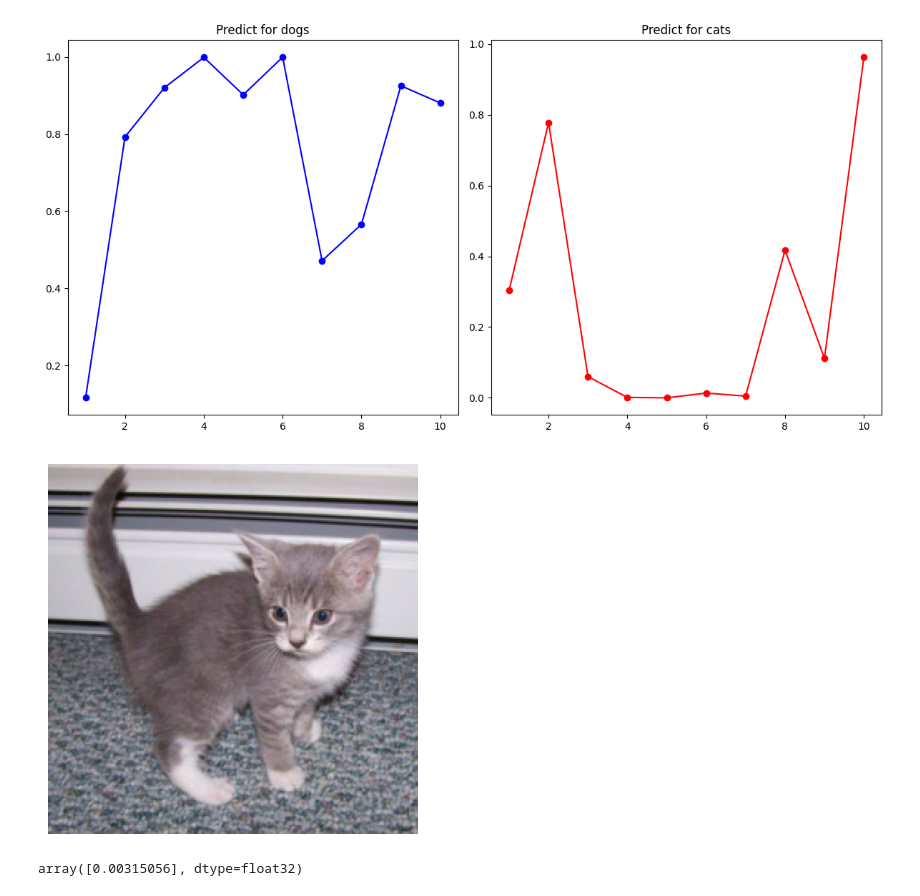
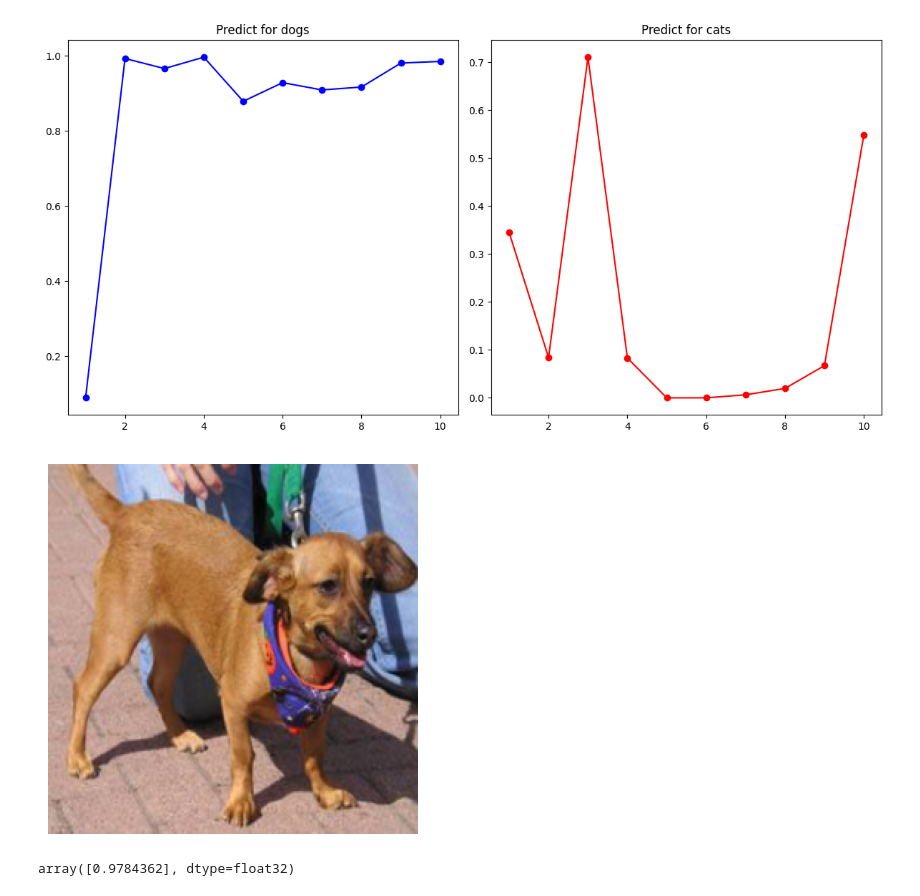
Before and after one commit to karlo-con-k/DeepLearningToolkit, a Jupyter notebook: TestNotebooks/testDataSet.ipynb, the cells around one changed output. Saved outputs shown, nothing was run; the diff lists cells and outputs as text; code cells hidden in the pictures.

Commit message:
The code was cleaned, added data augmentation, added saving the model during training, added some data augmentations.

```diff
--- a/TestNotebooks/testDataSet.ipynb
+++ b/TestNotebooks/testDataSet.ipynb
@@ -6,7 +6,8 @@ environ.Env.read_env()
 DataSetsPath     = env('DataSetsPath')     #* get the path of the script
 ModelsPath       = env('ModelsPath')       #* get the path of the script
 FitFunctionsPath = env('FitFunctionsPath') #* get the path of the script
-DataPath         = env('DataPath')         #* get the path of the data
+root_Data        = env('DataPath')         #* get the path of the dataSet
+root_Data_Val    = env('DataValPath')         #* get the path of the dataSet
 
 
 import sys
@@ -18,5 +19,7 @@ sys.path.append(FitFunctionsPath)
 import torch
 import torchvision.transforms as transforms
 from DataSets.dataSetCatsVsDogs import DataSet_Img_To_Label
+import matplotlib.pyplot as plt
+
 
 device = "cuda" if torch.cuda.is_available() else "cpu"
@@ -26,30 +34,27 @@ from torch.utils.data import DataLoader
 from torch.utils.data import DataLoader, RandomSampler
 
 
-resize_image = transforms.Compose([
+data_augmentation = transforms.Compose([
                         #* Compose = compoues a list of function
                         transforms.ToPILImage(),
                         transforms.Resize((250, 250)),
+                        # transforms.RandomRotation(degrees=5),  # Randomly rotate the image by up to 5 degrees
+
                         #* ToPILImage = cahnge the data type from PyTorch tensor or a NumPy ndarray to : A PIL (Python Imaging Library)
+                        # transforms.RandomVerticalFlip(),
+                        # transforms.RandomHorizontalFlip(),
+                        # transforms.RandomRotation(degrees=15),
                         transforms.ToTensor(),
                         #* change the data type from Numpy or PIL to tensor
                         ])
 
-root_Data     = DataPath + "train/train"
-root_Data_Val = DataPath + "test1/test1"
-myDataSet     = DataSet_Img_To_Label(root_Data, resize_image, test = False, dataSize = 1000)
-myDataSetTest = DataSet_Img_To_Label(root_Data, resize_image, test = False)
-myDataSetValy = DataSet_Img_To_Label(root_Data_Val, resize_image, test = True, dataSize = 1000)
+
+myDataSet     = DataSet_Img_To_Label(root_Data,     data_augmentation, test = False, dataSize = 1000)
+myDataSetVal  = DataSet_Img_To_Label(root_Data_Val, data_augmentation, test = False, dataSize = 100)
+#TODO make the validation dataSet
+
 print("myDataSet     = ", myDataSet)
-print("myDataSetTest = ", myDataSetTest)
-print("myDataSetTest = ", myDataSetValy)
-
-
-
-random_sampler = RandomSampler(myDataSet)
-batch_size = 64
-# sampler = random_sampler
-my_Data_Loader      = DataLoader(myDataSet    , batch_size = batch_size, num_workers = 0,  shuffle = True)
-my_Data_Loader_test = DataLoader(myDataSetTest, batch_size = 4, num_workers = 0,  shuffle = True)
-my_Data_Loader_Val  = DataLoader(myDataSetValy, batch_size = batch_size, num_workers = 0,  shuffle = True)
+print("myDataSetVal = ", myDataSetVal)
+my_Data_Loader      = DataLoader(myDataSet  , batch_size = batch_size, num_workers = 0,  shuffle = True) # sampler = random_sampler = RandomSampler(myDataSet)
+my_Data_Loader_Val = DataLoader(myDataSetVal, batch_size = batch_size, num_workers = 0,  shuffle = True)
 # %% [output]
@@ -230,8 +231,7 @@ import numpy as np
 import os
 from PIL import Image
 
-img_pth = "C:/Users/malekir1/Documents/dataSets/dogs-vs-cats/train/train/"
-# img_pth = root_Data
+img_pth = root_Data + '/'
 
 dog_paths = ['dog.70.jpg', 'dog.71.jpg', 'dog.72.jpg', 'dog.73.jpg', 'dog.74.jpg', 'dog.75.jpg', 'dog.76.jpg',
              'dog.77.jpg', 'dog.78.jpg', 'dog.79.jpg']
@@ -246,7 +246,7 @@ def getArrayBatch(paths):
         img  = os.path.join(img_pth + path)
         img  = np.array(Image.open(img))
         img  = img [:, :, :3]
-        img = resize_image(img)
+        img = data_augmentation(img)
         tensor_batch.append(img)
 
     tensor_batch = torch.stack(tensor_batch).cuda()
@@ -273,28 +273,28 @@ plt2.set_title('Predict for cats')
 plt.tight_layout()
 plt.show()
 # %% [output]
-[figure, old version]
+[figure, new version]
 # %%
 # TODO use the model
 import os
 from PIL import Image
 
-img_pth = DataPath + "train/train/cat.173.jpg"
+img_pth = root_Data + '/dog.73.jpg'
 
 img  = os.path.join(img_pth)
 img  = np.array(Image.open(img))
 img  = img [:, :, :3]
-img  = resize_image(img)
+img  = data_augmentation(img)
 
 
 img_array = img.permute(1, 2, 0).numpy()  # Assuming the tensor is of shape [3, height, width]
 # Plot the image
 img = img.unsqueeze(0)
 plt.imshow(img_array)
 plt.axis('off')  # Turn off axis
 plt.show()
 
 torch.softmax(myModel(img.cuda()), dim=1)[:, 0].cpu().detach().numpy()
 # %% [output]
-[figure, old version]
+[figure, new version]
-array([0.00315056], dtype=float32)
+array([0.9784362], dtype=float32)
```
Also changed, not shown: parts of 5 cells of this notebook, 5 other files.
